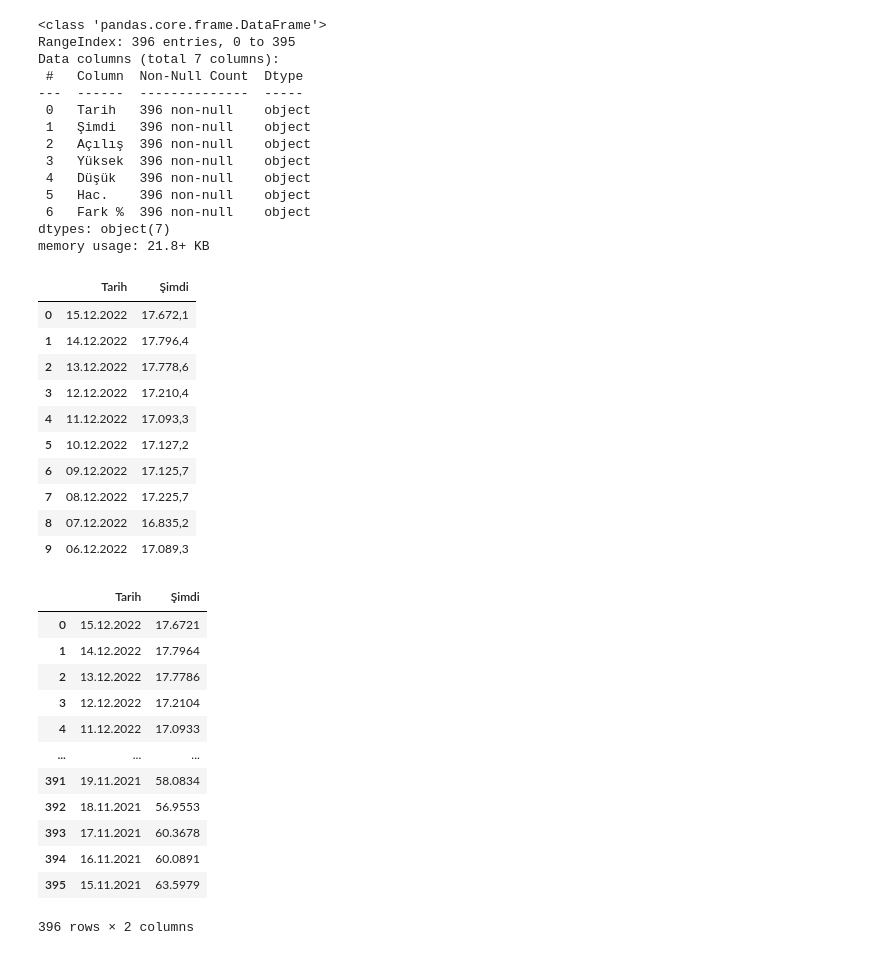
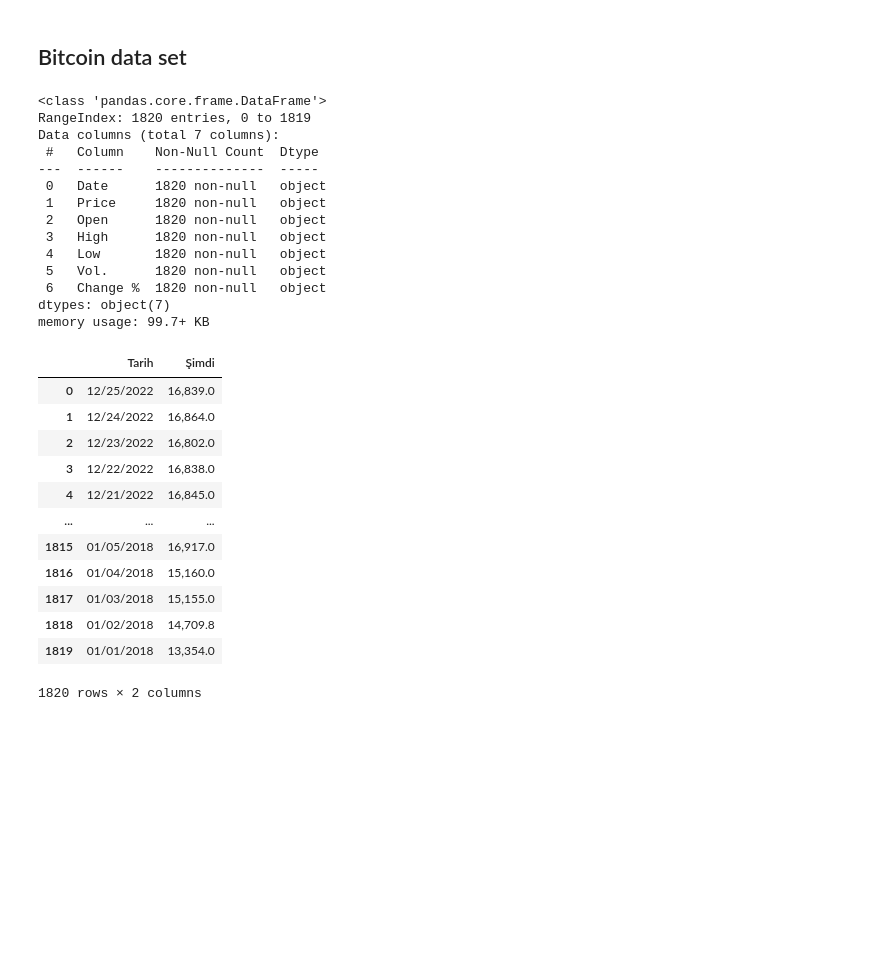
Before and after one commit to Ancouse/CMPE_460, a Jupyter notebook: Term Project/Projects/BT_Exchange.ipynb, the cells around one changed output. Saved outputs shown, nothing was run; the diff lists cells and outputs as text; code cells hidden in the pictures; blank space fills up the shorter version.

```diff
--- a/Term Project/Projects/BT_Exchange.ipynb
+++ b/Term Project/Projects/BT_Exchange.ipynb
@@ -1,3 +1,5 @@
+# %% [markdown]
+## Bitcoin data set
 # %%
 import pandas as pd
 import numpy as np
@@ -5,53 +7,41 @@ from keras.models import Sequential
 from keras.layers import LSTM
 from keras.layers import Dense
 # %%
-data_bt_usd = pd.read_csv("Bitcoin.csv")
+data_bt_usd = pd.read_csv("BTC_USD.csv")
 data_bt_usd.info()
 # %% [output]
 <class 'pandas.core.frame.DataFrame'>
-RangeIndex: 396 entries, 0 to 395
+RangeIndex: 1820 entries, 0 to 1819
 Data columns (total 7 columns):
- #   Column  Non-Null Count  Dtype
----  ------  --------------  -----
- 0   Tarih   396 non-null    object
- 1   Şimdi   396 non-null    object
- 2   Açılış  396 non-null    object
- 3   Yüksek  396 non-null    object
- 4   Düşük   396 non-null    object
- 5   Hac.    396 non-null    object
- 6   Fark %  396 non-null    object
+ #   Column    Non-Null Count  Dtype
+---  ------    --------------  -----
+ 0   Date      1820 non-null   object
+ 1   Price     1820 non-null   object
+ 2   Open      1820 non-null   object
+ 3   High      1820 non-null   object
+ 4   Low       1820 non-null   object
+ 5   Vol.      1820 non-null   object
+ 6   Change %  1820 non-null   object
 dtypes: object(7)
-memory usage: 21.8+ KB
+memory usage: 99.7+ KB
 # %%
-df = data_bt_usd.drop(['Açılış','Yüksek','Düşük','Hac.','Fark %'], axis=1)
+df = data_bt_usd.drop(['Open','High','Low','Vol.','Change %'], axis=1)
-# %%
-df.head(10)
-# %% [output]
-|  | Tarih | Şimdi |
-| 0 | 15.12.2022 | 17.672,1 |
-| 1 | 14.12.2022 | 17.796,4 |
-| 2 | 13.12.2022 | 17.778,6 |
-| 3 | 12.12.2022 | 17.210,4 |
-| 4 | 11.12.2022 | 17.093,3 |
-| 5 | 10.12.2022 | 17.127,2 |
-| 6 | 09.12.2022 | 17.125,7 |
-| 7 | 08.12.2022 | 17.225,7 |
-| 8 | 07.12.2022 | 16.835,2 |
-| 9 | 06.12.2022 | 17.089,3 |
+# %%
+df = df.rename(columns={'Date': 'Tarih', 'Price': 'Şimdi'})
+df
+# %% [output]
+|  | Tarih | Şimdi |
+| 0 | 12/25/2022 | 16,839.0 |
+| 1 | 12/24/2022 | 16,864.0 |
+| 2 | 12/23/2022 | 16,802.0 |
+| 3 | 12/22/2022 | 16,838.0 |
+| 4 | 12/21/2022 | 16,845.0 |
+| ... | ... | ... |
+| 1815 | 01/05/2018 | 16,917.0 |
+| 1816 | 01/04/2018 | 15,160.0 |
+| 1817 | 01/03/2018 | 15,155.0 |
+| 1818 | 01/02/2018 | 14,709.8 |
+| 1819 | 01/01/2018 | 13,354.0 |
+1820 rows × 2 columns
 # %%
-df['Şimdi'] = df['Şimdi'].apply(lambda x: float(x.split()[0].replace(',', '')))
-df
+df['Şimdi'] = df['Şimdi'].apply(lambda x: float(x.split()[0].replace(',', ''))/10000)
-# %% [output]
-|  | Tarih | Şimdi |
-| 0 | 15.12.2022 | 17.6721 |
-| 1 | 14.12.2022 | 17.7964 |
-| 2 | 13.12.2022 | 17.7786 |
-| 3 | 12.12.2022 | 17.2104 |
-| 4 | 11.12.2022 | 17.0933 |
-| ... | ... | ... |
-| 391 | 19.11.2021 | 58.0834 |
-| 392 | 18.11.2021 | 56.9553 |
-| 393 | 17.11.2021 | 60.3678 |
-| 394 | 16.11.2021 | 60.0891 |
-| 395 | 15.11.2021 | 63.5979 |
-396 rows × 2 columns
```
Also changed, not shown: parts of 17 cells of this notebook, 16 other files.
